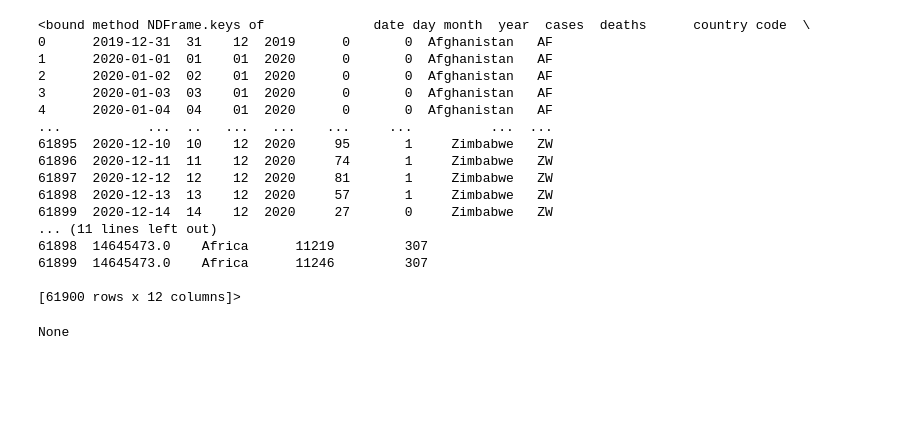
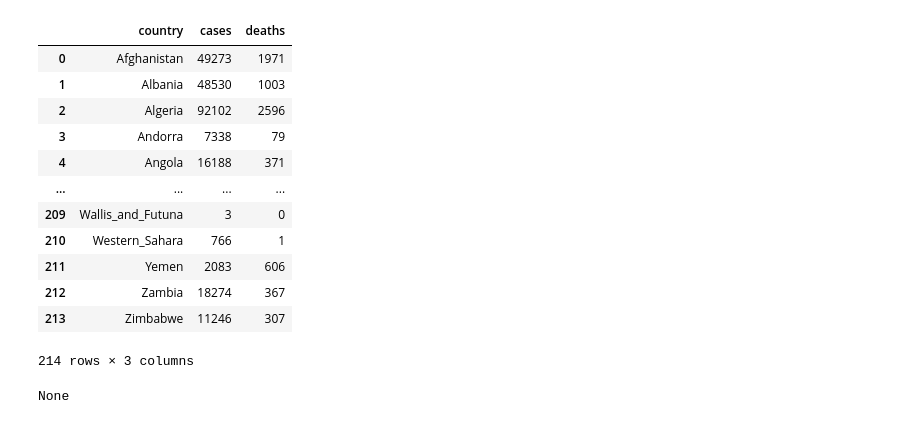
Before and after one commit to namith1003/COVID-Tracker, a Jupyter notebook: data_set/covidapi.ipynb, the cells around one changed output. Cells and saved outputs as stored; diff of their text form; code cells hidden in the pictures; blank space fills up the shorter version.

Commit message:
Wrangle Data set for visualization after

```diff
--- a/data_set/covidapi.ipynb
+++ b/data_set/covidapi.ipynb
@@ -11,8 +11,4 @@ response = requests.post(url=URL, data=json.dumps(payload)) #dumps convert pytho
 # Convert to data frame
 df = pd.DataFrame.from_dict(json.loads(response.text)) #loads used to parse a valid JSON string and convert it into a Python Dictionary.
 print(df.head())
-
-group = {'cases': ['sum'], 'deaths': ['sum']}
-df = df.groupby(['country']).agg(group)
-df
 # %% [output]
@@ -91,23 +28,24 @@ df.describe
-# %%
-df.keys
-# %% [output]
-<bound method NDFrame.keys of              date day month  year  cases  deaths      country code  \
-0      2019-12-31  31    12  2019      0       0  Afghanistan   AF
-1      2020-01-01  01    01  2020      0       0  Afghanistan   AF
-2      2020-01-02  02    01  2020      0       0  Afghanistan   AF
-3      2020-01-03  03    01  2020      0       0  Afghanistan   AF
-4      2020-01-04  04    01  2020      0       0  Afghanistan   AF
-...           ...  ..   ...   ...    ...     ...          ...  ...
-61895  2020-12-10  10    12  2020     95       1     Zimbabwe   ZW
-61896  2020-12-11  11    12  2020     74       1     Zimbabwe   ZW
-61897  2020-12-12  12    12  2020     81       1     Zimbabwe   ZW
-61898  2020-12-13  13    12  2020     57       1     Zimbabwe   ZW
-61899  2020-12-14  14    12  2020     27       0     Zimbabwe   ZW
-... (11 lines left out)
-61898  14645473.0    Africa      11219         307
-61899  14645473.0    Africa      11246         307
-
-[61900 rows x 12 columns]>
+# %%
+# Wrangle Data frame
+group = {'cases': ['sum'], 'deaths': ['sum']}
+df2 = df.groupby(['country']).agg(group)
+df2 = df2.reset_index()
+df2.columns = df2.columns.droplevel(1)
+df2
+# %% [output]
+|  | country | cases | deaths |
+| 0 | Afghanistan | 49273 | 1971 |
+| 1 | Albania | 48530 | 1003 |
+| 2 | Algeria | 92102 | 2596 |
+| 3 | Andorra | 7338 | 79 |
+| 4 | Angola | 16188 | 371 |
+| ... | ... | ... | ... |
+| 209 | Wallis_and_Futuna | 3 | 0 |
+| 210 | Western_Sahara | 766 | 1 |
+| 211 | Yemen | 2083 | 606 |
+| 212 | Zambia | 18274 | 367 |
+| 213 | Zimbabwe | 11246 | 307 |
+214 rows × 3 columns
 # %%
 print(pd.set_option("display.max_rows", None, "display.max_columns", None))
 # %% [output]
```
Also changed, not shown: parts of 3 cells of this notebook.
